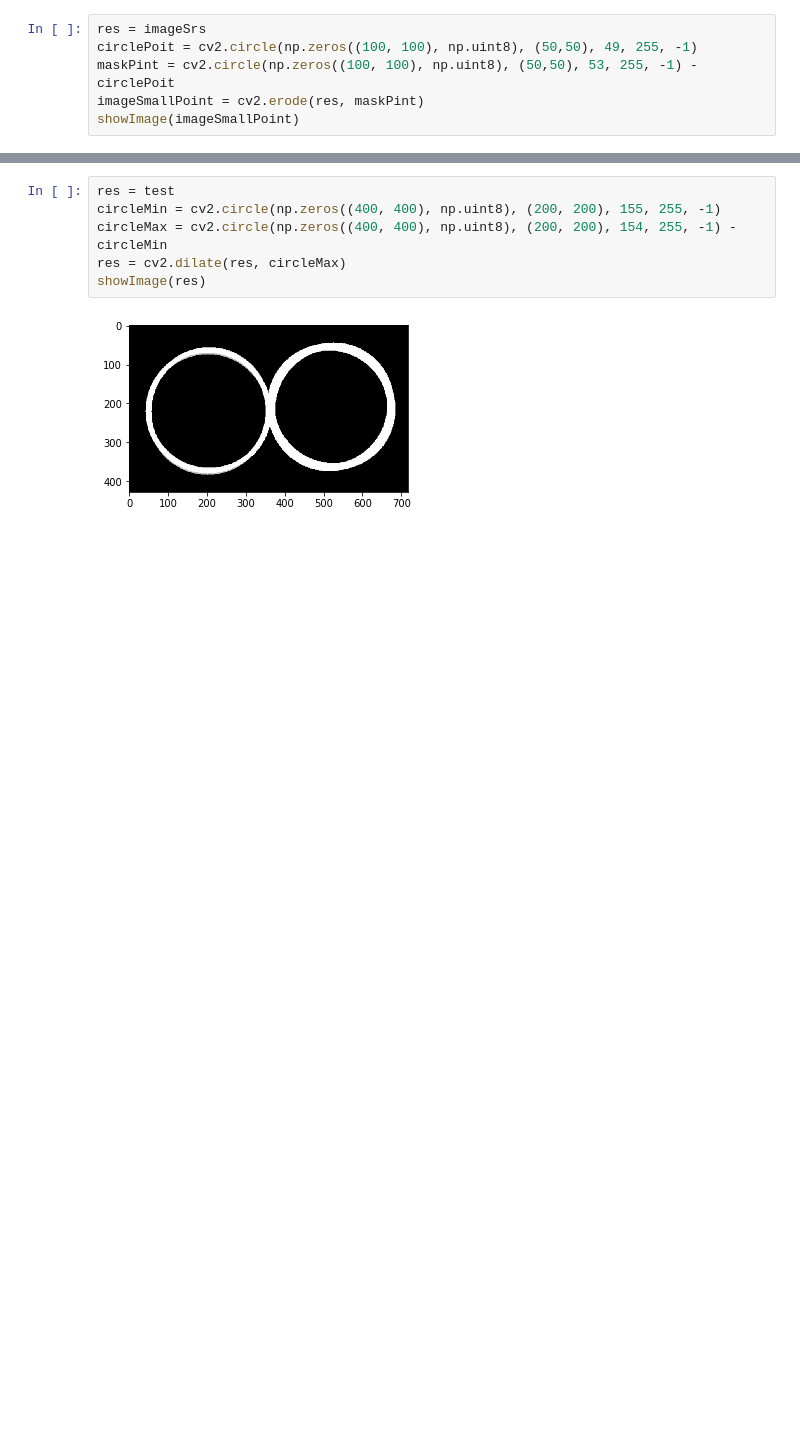
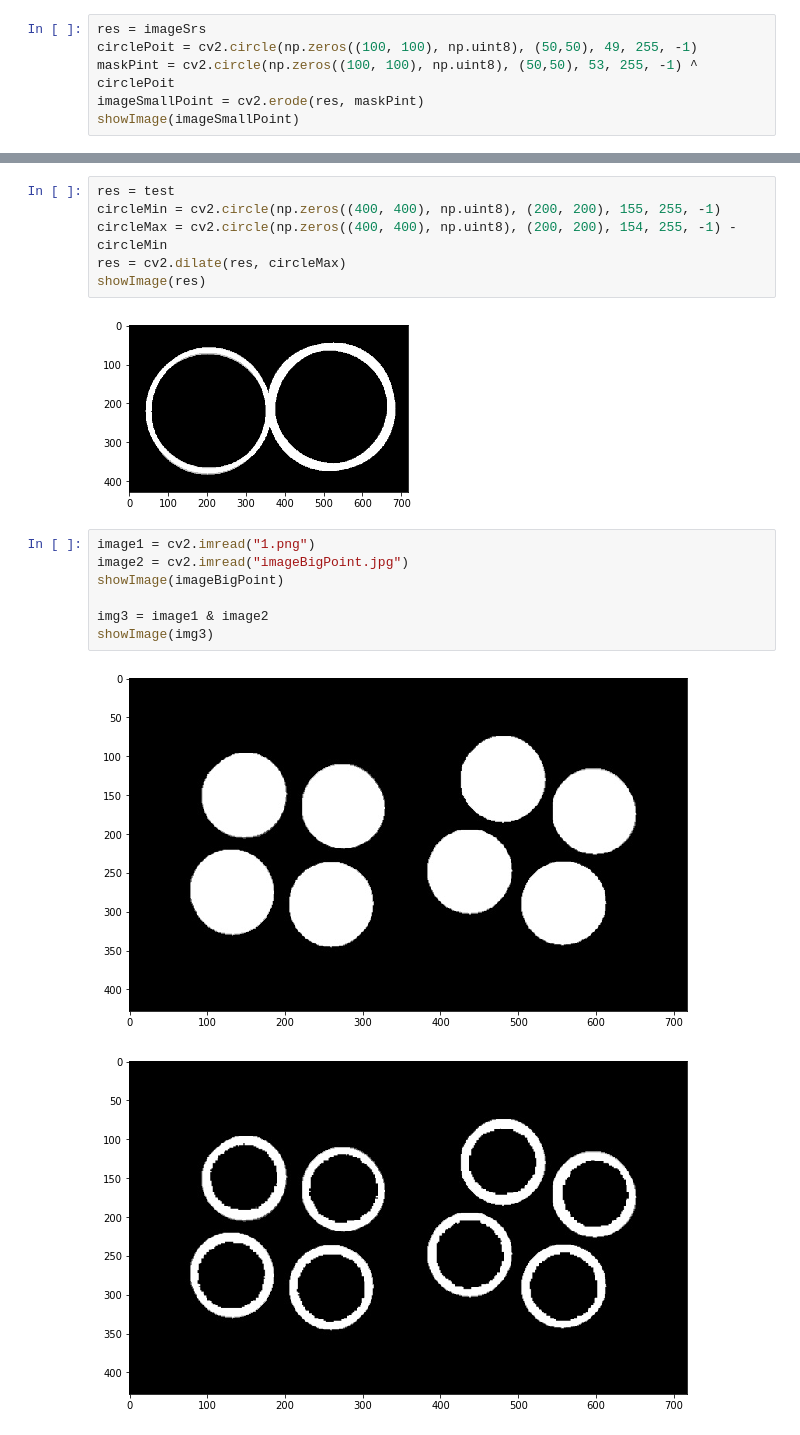
Before and after one commit to InColumi/ComputerVision, a Jupyter notebook: Лабораторная работа 3. Морфологические преобразования/Лабораторная работа 3 Panov.ipynb, the cells around one changed output, grey strips where cells are left out. Drawn from its saved outputs; the diff is of its cells as text; blank space fills up the shorter version.

```diff
--- a/Лабораторная работа 3. Морфологические преобразования/Лабораторная работа 3 Panov.ipynb
+++ b/Лабораторная работа 3. Морфологические преобразования/Лабораторная работа 3 Panov.ipynb
@@ -52,7 +47,7 @@ interactive(children=(IntSlider(value=100, description='width', max=200, min=1),
 # %%
 res = imageSrs
 circlePoit = cv2.circle(np.zeros((100, 100), np.uint8), (50,50), 49, 255, -1)
-maskPint = cv2.circle(np.zeros((100, 100), np.uint8), (50,50), 53, 255, -1) - circlePoit
+maskPint = cv2.circle(np.zeros((100, 100), np.uint8), (50,50), 53, 255, -1) ^ circlePoit
 imageSmallPoint = cv2.erode(res, maskPint)
 showImage(imageSmallPoint)
 # %% [output]
@@ -206,3 +145,13 @@ res = cv2.dilate(res, circleMax)
 showImage(res)
 # %% [output]
 [figure]
+# %%
+image1 = cv2.imread("1.png")
+image2 = cv2.imread("imageBigPoint.jpg")
+showImage(imageBigPoint)
+
+img3 = image1 & image2
+showImage(img3)
+# %% [output]
+[figure, added]
+[figure, added]
```
Also changed, not shown: parts of 11 cells of this notebook, 1 other file.
